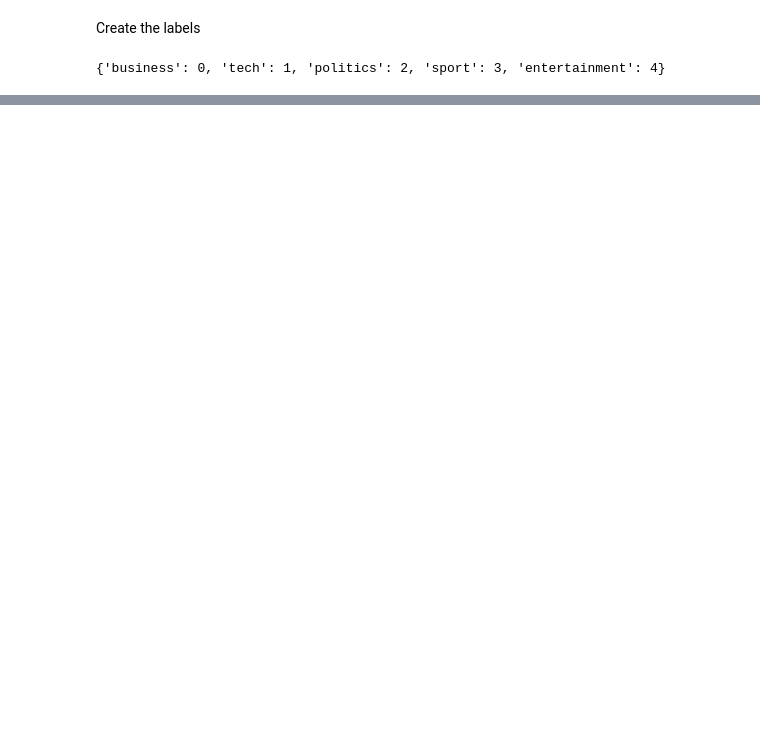
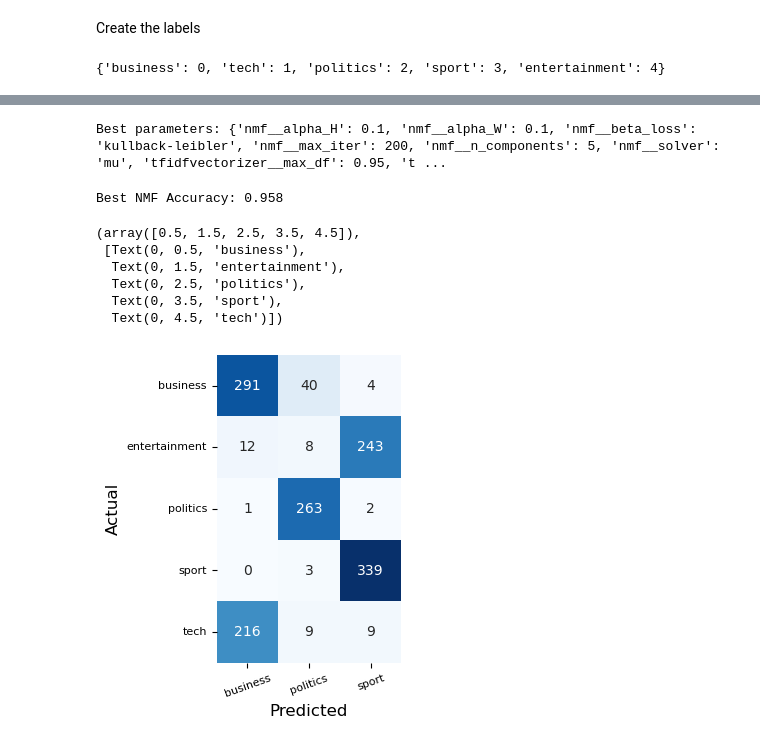
Before and after one commit to dlynch42/bbc_news_classifier, a Jupyter notebook: week4.ipynb, the cells around one changed output, grey strips where cells are left out. Drawn from its saved outputs; the diff is of its cells as text; code cells hidden in the pictures; blank space fills up the shorter version.

```diff
--- a/week4.ipynb
+++ b/week4.ipynb
@@ -359,0 +388,2 @@ Random Forest Accuracy:  0.9613821138211383
+# %%
+predictions = np.argmax(W, axis=1)
@@ -359,0 +501,46 @@ Random Forest Accuracy:  0.9613821138211383
+# %%
+best_params = grid_search.best_params_
+
+print('Best parameters:', best_params)
+# %% [output]
+Best parameters: {'nmf__alpha_H': 0.1, 'nmf__alpha_W': 0.1, 'nmf__beta_loss': 'kullback-leibler', 'nmf__max_iter': 200, 'nmf__n_components': 5, 'nmf__solver': 'mu', 'tfidfvectorizer__max_df': 0.95, 't ...
+# %%
+vectorizer = TfidfVectorizer(max_df=0.95, min_df=2, stop_words='english')
+best_dtm = vectorizer.fit_transform(train.Text)
+
+best_model = NMF(n_components=5, init='nndsvda', solver='mu', beta_loss='kullback-leibler', alpha_H=0.1, alpha_W=0.1, max_iter=200, random_state=0)
+
+# Train the model with the best hyperparameters
+# best_model = NMF(**best_params)
+best_model.fit(best_dtm)
+best_model_W = best_model.transform(best_dtm)
+best_model_H = best_model.components_
+# %%
+best_predictions = np.argmax(best_model_W, axis=1)
+y = train['Label']
+best_accuracy, best_ordering = label_permute(y, best_predictions)
+print('Best NMF Accuracy:', round(best_accuracy, 3))
+# %% [output]
+Best NMF Accuracy: 0.958
+# %%
+unique_labels = np.unique(predictions)
+label_mapping = dict(zip(unique_labels, best_ordering))
+reordered_yp = np.array([label_mapping[lbl] for lbl in predictions])
+# %%
+levels = pd.Index(labels)
+cm = pd.crosstab(levels[y], levels[reordered_yp])
+
+plt.figure(figsize=(5, 4))
+sns.heatmap(cm, annot=True, square=True, cmap='Blues', fmt='.0f', cbar=False)
+plt.xlabel('Predicted', fontsize=12)
+plt.ylabel('Actual', fontsize=12)
+plt.xticks(rotation=20, fontsize=8)
+plt.yticks(fontsize=8)
+# %% [output]
+(array([0.5, 1.5, 2.5, 3.5, 4.5]),
+ [Text(0, 0.5, 'business'),
+  Text(0, 1.5, 'entertainment'),
+  Text(0, 2.5, 'politics'),
+  Text(0, 3.5, 'sport'),
+  Text(0, 4.5, 'tech')])
+[figure, added]
```
Also changed, not shown: parts of 63 cells of this notebook, 2 other files.
